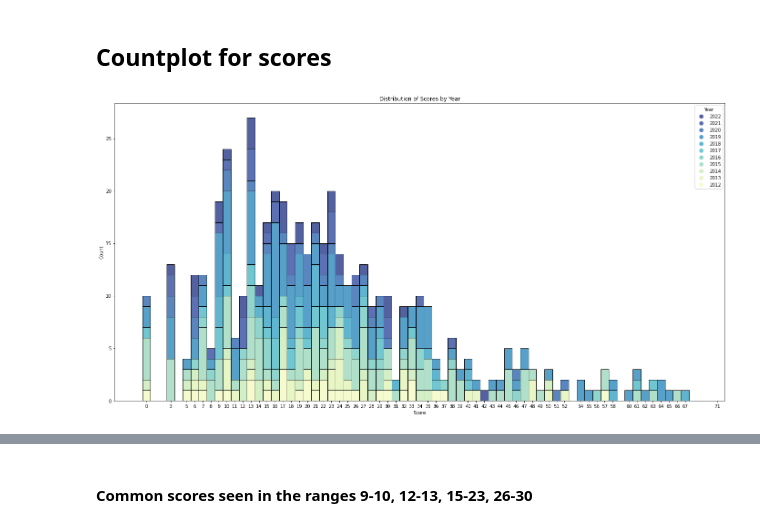
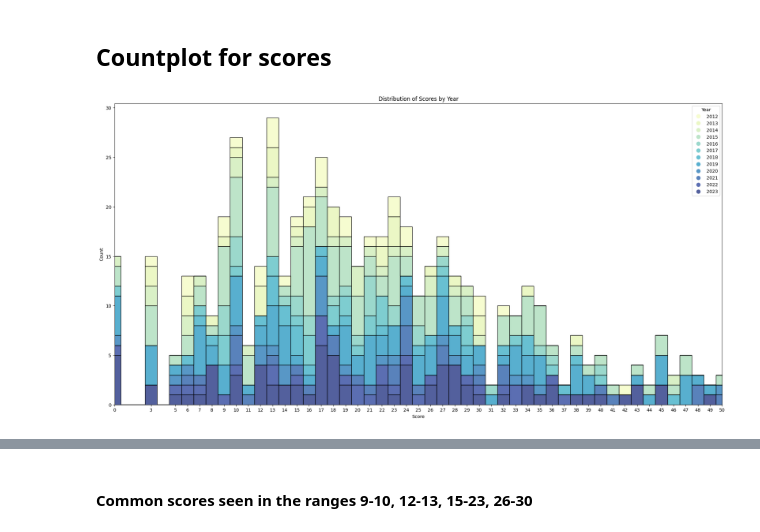
Before and after one commit to BenMcMurtry/RugbyExperiment, a Jupyter notebook: RugbyExperiment.ipynb, the cells around one changed output, grey strips where cells are left out. Drawn from its saved outputs; the diff is of its cells as text; code cells hidden in the pictures.

Commit message:
Add 2023 world cup up to quarters, improve score dist graph

```diff
--- a/RugbyExperiment.ipynb
+++ b/RugbyExperiment.ipynb
@@ -59,37 +59,37 @@ All_Scores = rugby['Score1'].append(rugby['Score2'])
 # %%
 # Convert the data to a DataFrame
 rugby = pd.read_csv("RugbyData.csv")
 
 df = rugby.melt(id_vars=['Year'], value_vars=['Score1', 'Score2'], value_name='Score')
 df.drop(columns=['variable'], inplace=True)
+df = df.sort_values(by='Year')
 
 # Creating a custom color palette
-year_palette = sns.color_palette("YlGnBu", n_colors=df["Year"].nunique())[::-1]
+year_palette = sns.color_palette("YlGnBu", n_colors=df["Year"].nunique())
 
 # Creating a distplot using seaborn
 plt.figure(figsize=(24, 12))
 hist = sns.histplot(data=df, bins=np.arange(70)-0.5, x="Score", hue="Year", multiple="stack", palette=year_palette)
 
 # Getting the color information from the distplot legend
 legend_colors = [patch.get_facecolor() for patch in hist.legend_.legendHandles]
 
 # Creating a custom legend
 legend_labels = df["Year"].unique()
 legend_handles = [plt.Line2D([0], [0], marker='o', color='w', label=label,
                   markerfacecolor=color, markersize=10)
                   for label, color in zip(legend_labels, legend_colors)]
+
 plt.legend(handles=legend_handles, title="Year")
-
-
+# Adding axis ticks for each score value
+plt.xticks(df["Score"].unique())
 plt.title("Distribution of Scores by Year")
 plt.xlabel("Score")
+plt.xlim(0,50)
 plt.ylabel("Count")
-
-# Adding axis ticks for each score value
-plt.xticks(df["Score"].unique())
 plt.show()
 # %% [output]
-[figure, old version]
+[figure, new version]
 # %%
 
 score_data_countplot = plt.figure(figsize=(24,12))
```
Also changed, not shown: parts of 7 cells of this notebook, 2 other files.
